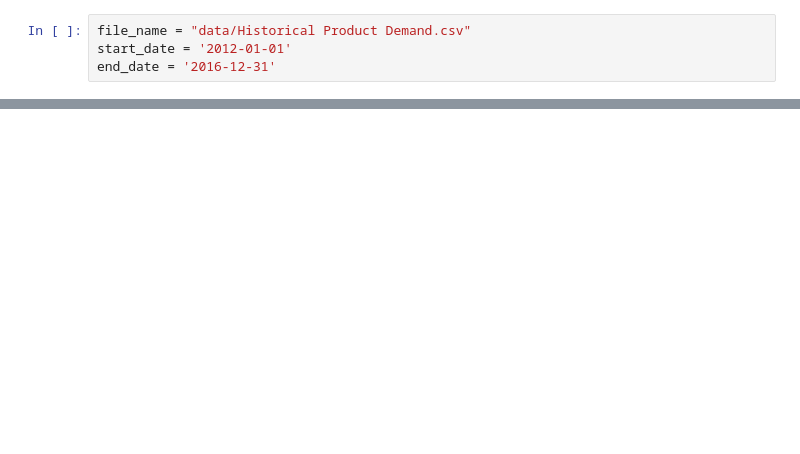
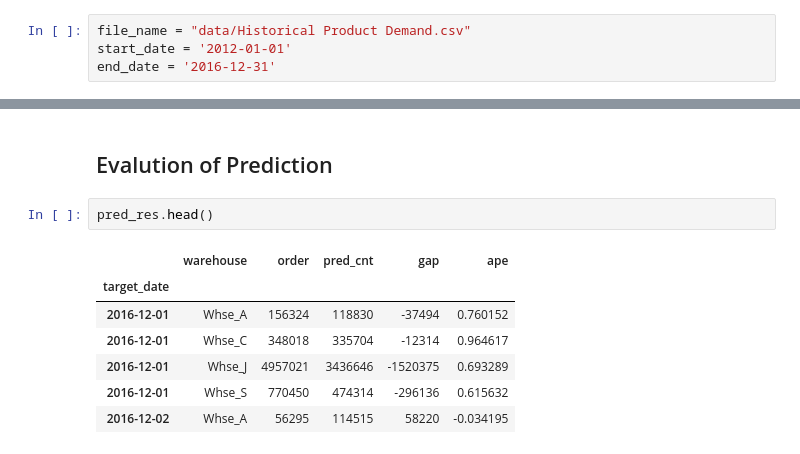
Before and after one commit to songhunhwa1/DS_demand_forecast, a Jupyter notebook: Forecast_Product_Demand/Modeling.ipynb, the cells around one changed output, grey strips where cells are left out. Drawn from its saved outputs; the diff is of its cells as text; blank space fills up the shorter version.

```diff
--- a/Forecast_Product_Demand/Modeling.ipynb
+++ b/Forecast_Product_Demand/Modeling.ipynb
@@ -372,0 +362,12 @@ shap.summary_plot(shap_values, X_pred)
+# %% [markdown]
+## Evalution of Prediction
+# %%
+pred_res.head()
+# %% [output]
+|  | warehouse | order | pred_cnt | gap | ape |
+| target_date |  |  |  |  |  |
+| 2016-12-01 | Whse_A | 156324 | 118830 | -37494 | 0.760152 |
+| 2016-12-01 | Whse_C | 348018 | 335704 | -12314 | 0.964617 |
+| 2016-12-01 | Whse_J | 4957021 | 3436646 | -1520375 | 0.693289 |
+| 2016-12-01 | Whse_S | 770450 | 474314 | -296136 | 0.615632 |
+| 2016-12-02 | Whse_A | 56295 | 114515 | 58220 | -0.034195 |
```
Also changed, not shown: parts of 39 cells of this notebook, 1 other file.
